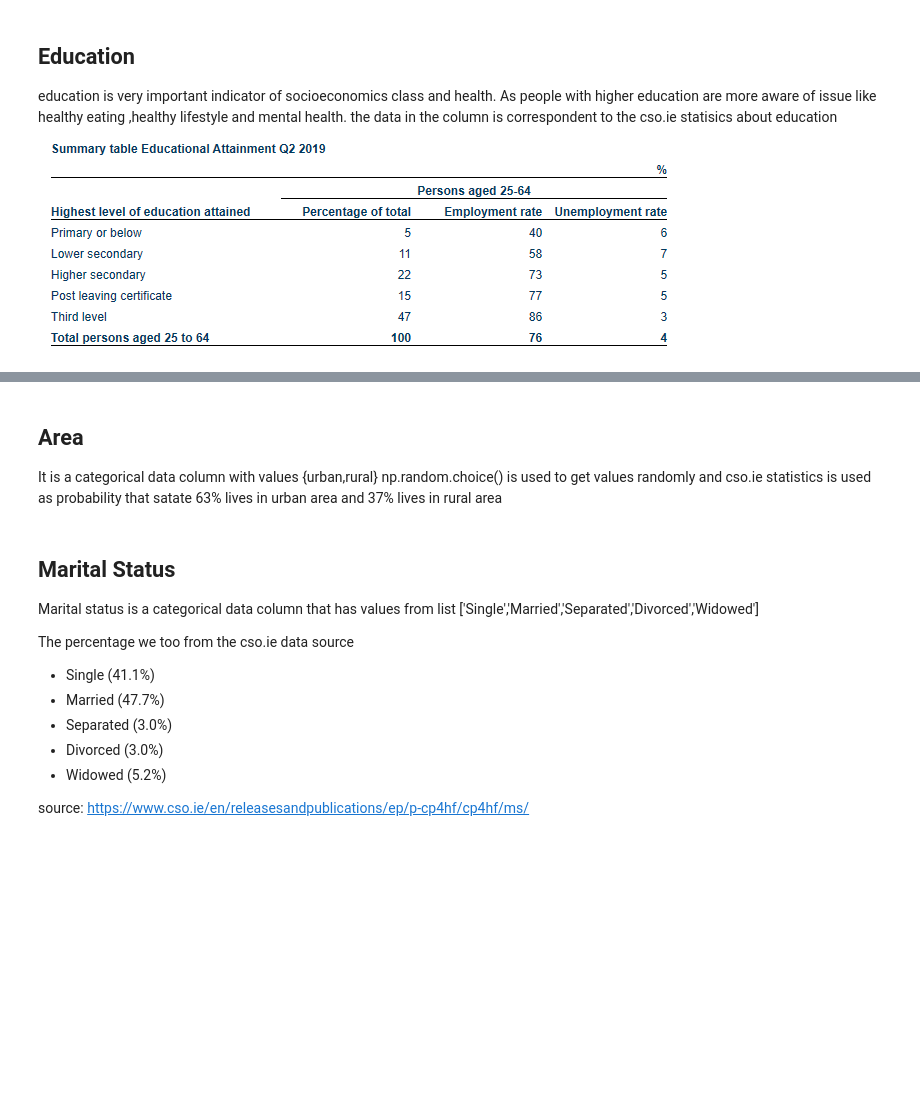
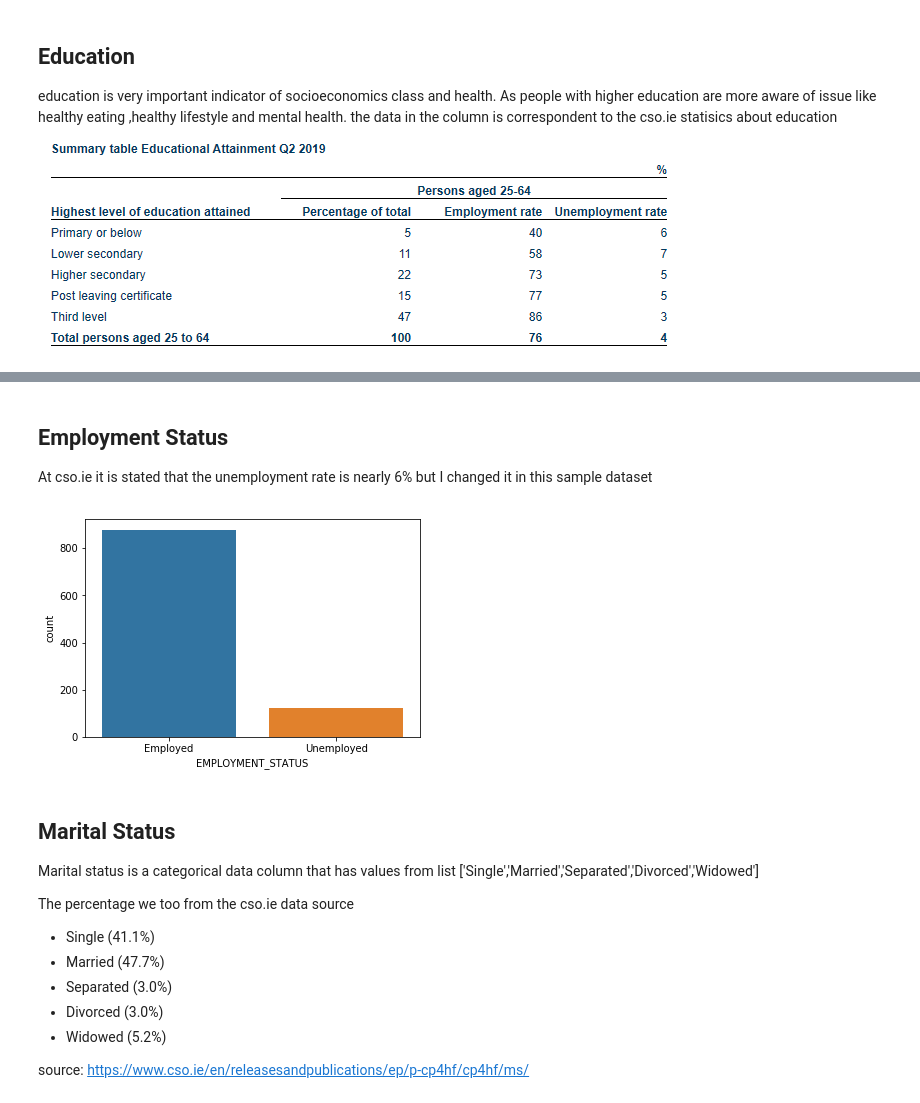
Before and after one commit to Freeha-S/ProgDA_Project, a Jupyter notebook: ProgDA-Project.ipynb, the cells around one changed output, grey strips where cells are left out. Cells and saved outputs as stored; diff of their text form; code cells hidden in the pictures; blank space fills up the shorter version.

```diff
--- a/ProgDA-Project.ipynb
+++ b/ProgDA-Project.ipynb
@@ -128,4 +152,0 @@ data.head(5)
-# %% [markdown]
-## Area
-It is a categorical data column with values {urban,rural}
-np.random.choice() is used to get values randomly and cso.ie statistics is used as probability that satate 63% lives in urban area and 37% lives in rural area
@@ -137,0 +153,3 @@ data['AREA']= np.random.choice(Area, 1000, p=[0.63,0.37])
+# %% [markdown]
+## Employment Status
+At cso.ie it is stated that the unemployment rate is nearly 6% but I changed it in this sample dataset
@@ -138,3 +161,9 @@ data['AREA']= np.random.choice(Area, 1000, p=[0.63,0.37])
+# %%
+sns.countplot(data['EMPLOYMENT_STATUS'])
+#sns.distplot(data. == 'Unemployed')
+plt.show()
+# %% [output]
+[figure, added]
 # %% [markdown]
 ## Marital Status
 Marital status is a categorical data column that has values from list ['Single','Married','Separated','Divorced','Widowed']
```
Also changed, not shown: parts of 89 cells of this notebook.
